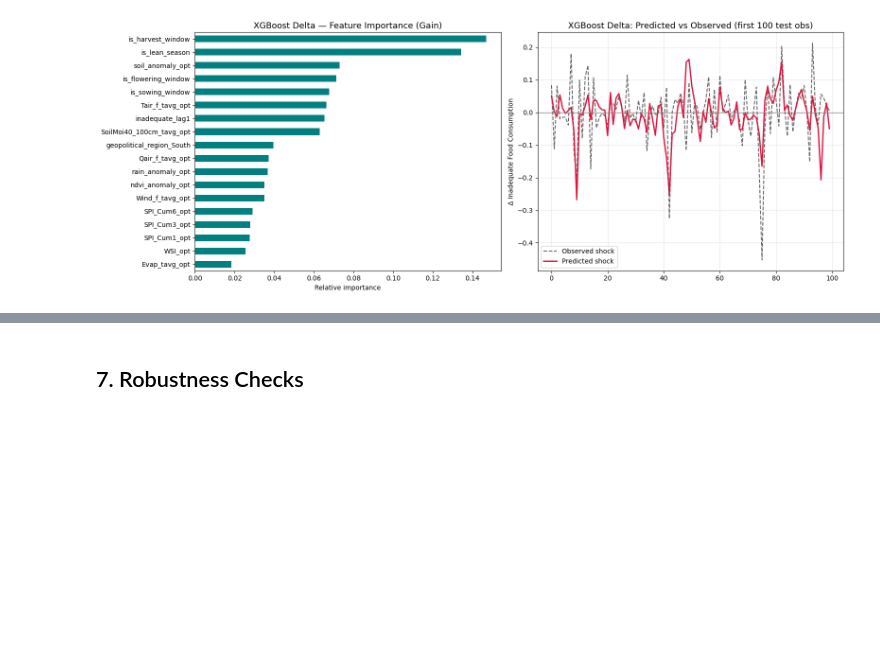
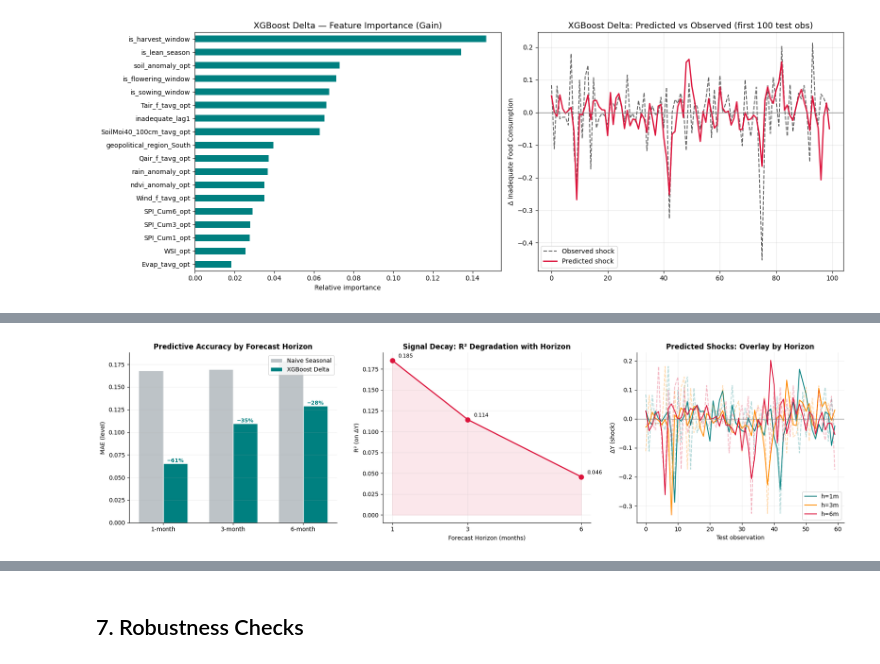
Before and after one commit to tnourlyn/Projet-de-Statapp---WFP-, a Jupyter notebook: notebooks/04_modeling.ipynb, the cells around one changed output, grey strips where cells are left out. Saved outputs shown, nothing was run; the diff lists cells and outputs as text; code cells hidden in the pictures; blank space fills up the shorter version.

```diff
--- a/notebooks/04_modeling.ipynb
+++ b/notebooks/04_modeling.ipynb
@@ -95,0 +200,18 @@ Food Insecurity (Level)     -1.419    0.573           0  I(1)
+# %%
+
+# ══════════════════════════════════════════════════════════════════════════
+# Baseline 1: Random Walk (ΔŶ = 0)
+# ══════════════════════════════════════════════════════════════════════════
+
+# Predicting ΔY = 0 means predicting "no change" = random walk on levels
+pred_rw = np.zeros(len(y_test))
+
+mae_rw  = mean_absolute_error(y_test, pred_rw)
+rmse_rw = np.sqrt(mean_squared_error(y_test, pred_rw))
+r2_rw   = r2_score(y_test, pred_rw)
+
+print(f"\n=== Baseline 1: Random Walk (ΔŶ = 0) ===")
+print(f"  MAE  : {mae_rw:.4f}")
+print(f"  RMSE : {rmse_rw:.4f}")
+print(f"  R²   : {r2_rw:.4f}")
+print(f"  (This is the 'null model': food insecurity doesn't change month-to-month)")
@@ -379,0 +935,74 @@ plt.show()
+# %%
+
+
+# ══════════════════════════════════════════════════════════════════════════
+# Visualization: Performance Degradation Across Horizons
+# ══════════════════════════════════════════════════════════════════════════
+
+fig, axes = plt.subplots(1, 3, figsize=(18, 5))
+
+# ── Plot 1: MAE comparison ────────────────────────────────────────────────
+ax = axes[0]
+horizons_str = [r['Horizon'] for r in results]
+mae_naive_vals = [r['Naive_MAE'] for r in results]
+mae_xgb_vals = [r['XGB_MAE'] for r in results]
+
+x = np.arange(len(horizons_str))
+width = 0.35
+ax.bar(x - width/2, mae_naive_vals, width, label='Naive Seasonal', color='#bdc3c7', edgecolor='white')
+ax.bar(x + width/2, mae_xgb_vals, width, label='XGBoost Delta', color='teal', edgecolor='white')
+ax.set_xticks(x)
+ax.set_xticklabels(horizons_str)
+ax.set_ylabel('MAE (level)')
+ax.set_title('Predictive Accuracy by Forecast Horizon', fontsize=12, fontweight='bold')
+ax.legend()
+ax.grid(axis='y', alpha=0.2)
+ax.spines['top'].set_visible(False)
+ax.spines['right'].set_visible(False)
+
+# Add MAE reduction % labels
+for i, (naive, xgb) in enumerate(zip(mae_naive_vals, mae_xgb_vals)):
+    reduction = (1 - xgb / naive) * 100
+    ax.annotate(f'−{reduction:.0f}%', xy=(i + width/2, xgb),
+                ha='center', va='bottom', fontsize=9, fontweight='bold', color='teal')
+
+# ── Plot 2: R² degradation ───────────────────────────────────────────────
+ax = axes[1]
+r2_vals = [r['R2_Delta'] for r in results]
+ax.plot([1, 3, 6], r2_vals, 'o-', color='crimson', linewidth=2, markersize=8)
+ax.fill_between([1, 3, 6], r2_vals, alpha=0.1, color='crimson')
+ax.set_xlabel('Forecast Horizon (months)')
+ax.set_ylabel('R² (on ΔY)')
+ax.set_title('Signal Decay: R² Degradation with Horizon', fontsize=12, fontweight='bold')
+ax.set_xticks([1, 3, 6])
+ax.grid(alpha=0.2)
+ax.spines['top'].set_visible(False)
+ax.spines['right'].set_visible(False)
+for i, (h, r2) in enumerate(zip([1, 3, 6], r2_vals)):
+    ax.annotate(f'{r2:.3f}', xy=(h, r2), textcoords="offset points",
+                xytext=(10, 5), fontsize=9)
+
+# ── Plot 3: Predicted vs Observed for each horizon ────────────────────────
+ax = axes[2]
+colors = ['teal', 'darkorange', 'crimson']
+for i, r in enumerate(results):
+    N = min(60, len(r['y_test']))
+    ax.plot(range(N), r['y_test'][:N], '--', color=colors[i], alpha=0.3)
+    ax.plot(range(N), r['pred_del'][:N], '-', color=colors[i], linewidth=1.5,
+            label=f"h={HORIZONS[i]}m")
+ax.axhline(0, color='grey', lw=0.8)
+ax.set_xlabel('Test observation')
+ax.set_ylabel('ΔY (shock)')
+ax.set_title('Predicted Shocks: Overlay by Horizon', fontsize=12, fontweight='bold')
+ax.legend()
+ax.grid(alpha=0.2)
+ax.spines['top'].set_visible(False)
+ax.spines['right'].set_visible(False)
+
+plt.tight_layout()
+plt.savefig('multi_horizon_results.png', dpi=300, bbox_inches='tight', facecolor='white')
+plt.show()
+
+print("\n→ Figure saved: multi_horizon_results.png")
+# %% [output]
+[figure, added]
```
Also changed, not shown: parts of 13 cells of this notebook, 3 other files.
